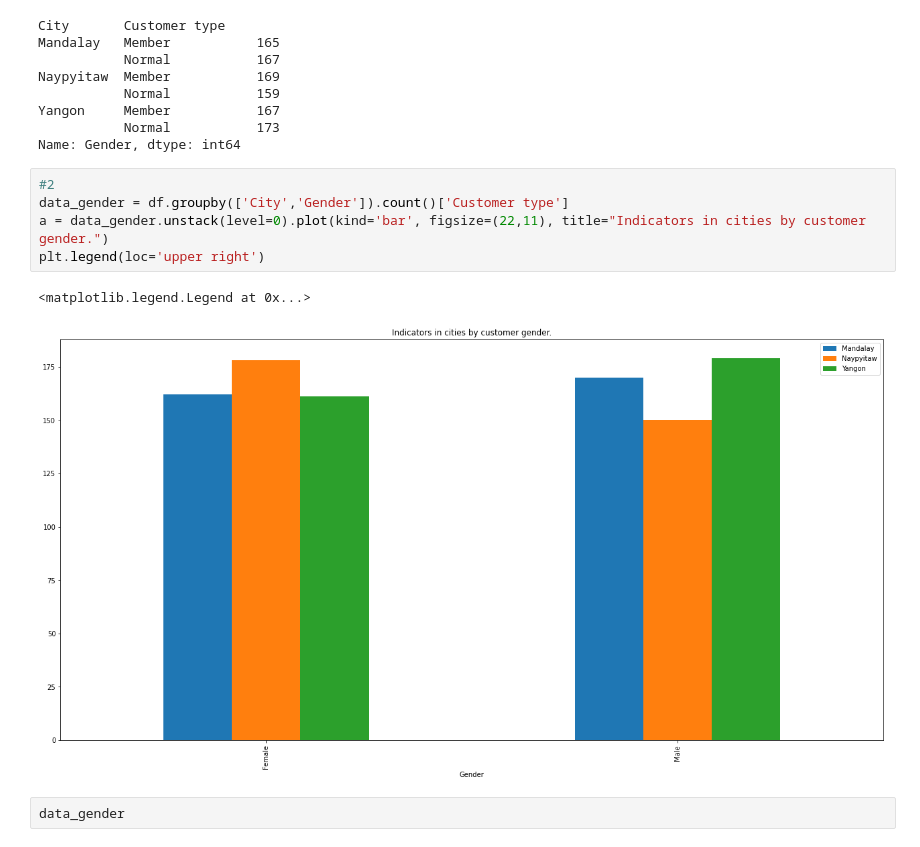
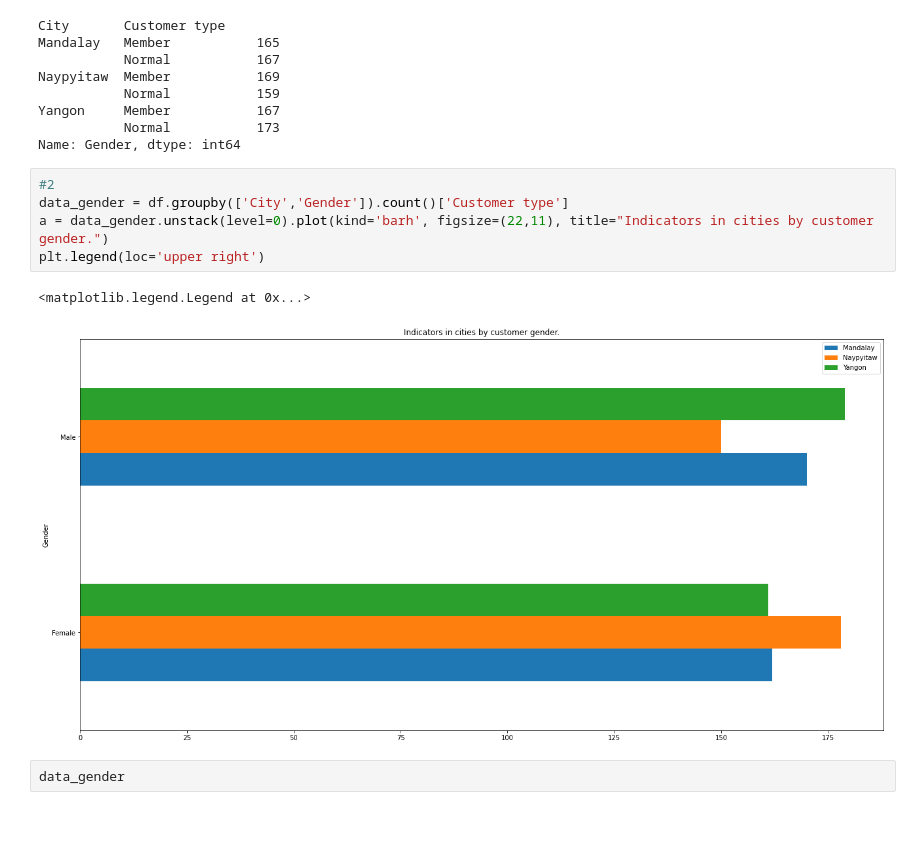
Before and after one commit to ShaxobiddinMukhiddinov/SuperMarket_analysis, a Jupyter notebook: MarketVisual.ipynb, the cells around one changed output. Drawn from its saved outputs; the diff is of its cells as text; blank space fills up the shorter version.

```diff
--- a/MarketVisual.ipynb
+++ b/MarketVisual.ipynb
@@ -138,11 +154,11 @@ Name: Gender, dtype: int64
 # %%
 #2
 data_gender = df.groupby(['City','Gender']).count()['Customer type']
-a = data_gender.unstack(level=0).plot(kind='bar', figsize=(22,11), title="Indicators in cities by customer gender.")
+a = data_gender.unstack(level=0).plot(kind='barh', figsize=(22,11), title="Indicators in cities by customer gender.")
 plt.legend(loc='upper right')
 # %% [output]
 <matplotlib.legend.Legend at 0x...>
-[figure, old version]
+[figure, new version]
 # %%
 data_gender
 # %% [output]
```
Also changed, not shown: parts of 20 cells of this notebook.
